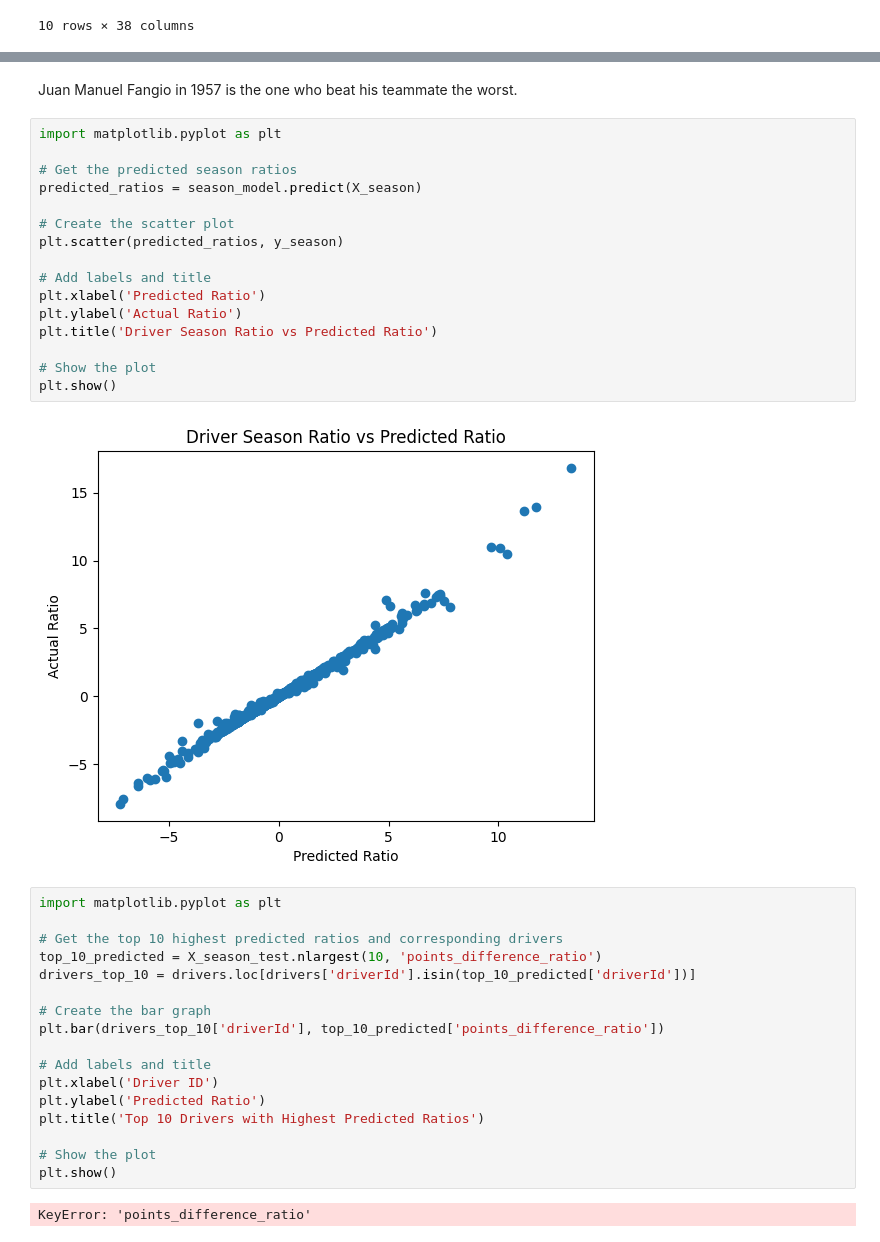
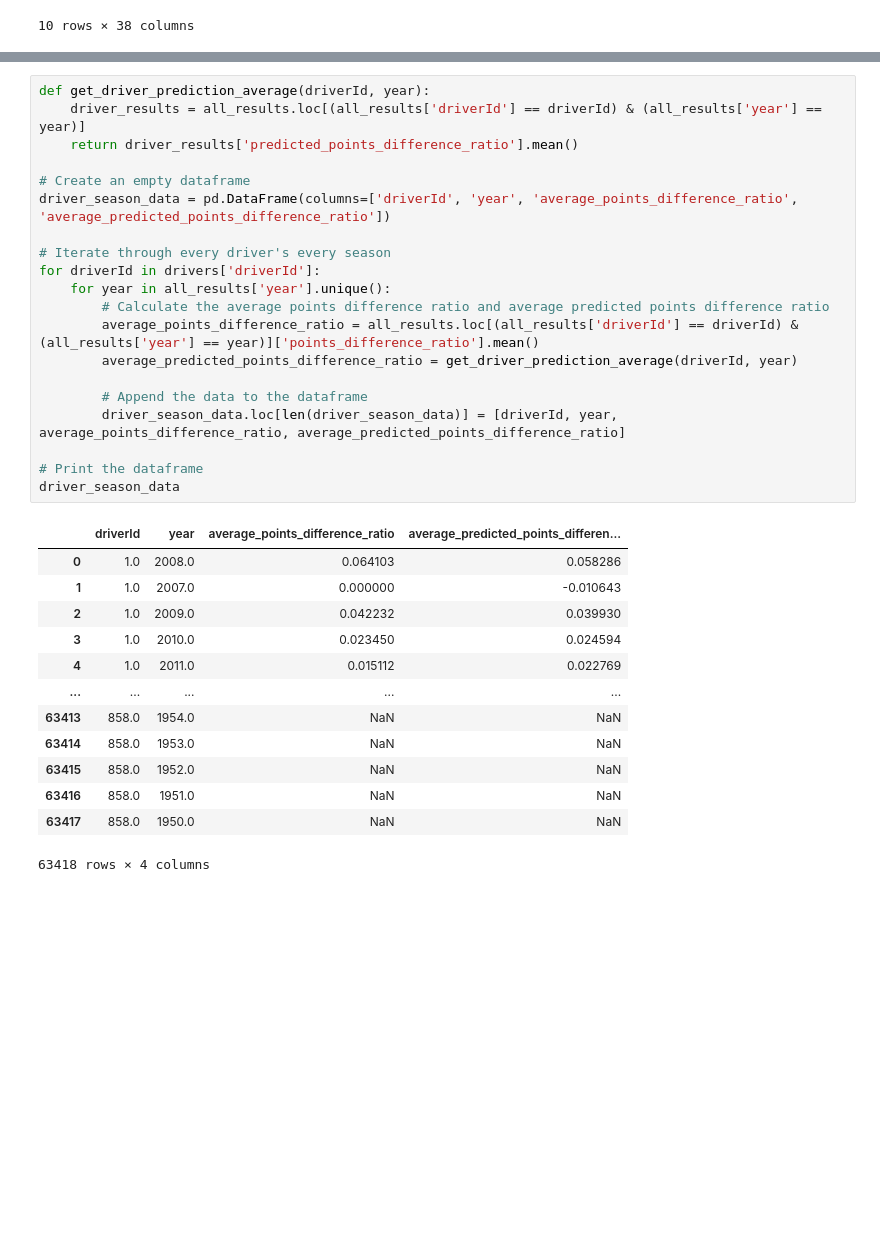
Before and after one commit to karloskarl/F1Analysis, a Jupyter notebook: dominantdriver.ipynb, the cells around one changed output, grey strips where cells are left out. Drawn from its saved outputs; the diff is of its cells as text; blank space fills up the shorter version.

Commit message:
season predictions for driver

```diff
--- a/dominantdriver.ipynb
+++ b/dominantdriver.ipynb
@@ -251,39 +176,34 @@ Index: []
-# %% [markdown]
-Juan Manuel Fangio in 1957 is the one who beat his teammate the worst.
-# %%
-import matplotlib.pyplot as plt
-
-# Get the predicted season ratios
-predicted_ratios = season_model.predict(X_season)
-
-# Create the scatter plot
-plt.scatter(predicted_ratios, y_season)
-
-# Add labels and title
-plt.xlabel('Predicted Ratio')
-plt.ylabel('Actual Ratio')
-plt.title('Driver Season Ratio vs Predicted Ratio')
-
-# Show the plot
-plt.show()
-# %% [output]
-[figure, removed]
-# %%
-import matplotlib.pyplot as plt
-
-# Get the top 10 highest predicted ratios and corresponding drivers
-top_10_predicted = X_season_test.nlargest(10, 'points_difference_ratio')
-drivers_top_10 = drivers.loc[drivers['driverId'].isin(top_10_predicted['driverId'])]
-
-# Create the bar graph
-plt.bar(drivers_top_10['driverId'], top_10_predicted['points_difference_ratio'])
-
-# Add labels and title
-plt.xlabel('Driver ID')
-plt.ylabel('Predicted Ratio')
-plt.title('Top 10 Drivers with Highest Predicted Ratios')
-
-# Show the plot
-plt.show()
-# %% [output]
-KeyError: 'points_difference_ratio'
+# %%
+def get_driver_prediction_average(driverId, year):
+    driver_results = all_results.loc[(all_results['driverId'] == driverId) & (all_results['year'] == year)]
+    return driver_results['predicted_points_difference_ratio'].mean()
+
+# Create an empty dataframe
+driver_season_data = pd.DataFrame(columns=['driverId', 'year', 'average_points_difference_ratio', 'average_predicted_points_difference_ratio'])
+
+# Iterate through every driver's every season
+for driverId in drivers['driverId']:
+    for year in all_results['year'].unique():
+        # Calculate the average points difference ratio and average predicted points difference ratio
+        average_points_difference_ratio = all_results.loc[(all_results['driverId'] == driverId) & (all_results['year'] == year)]['points_difference_ratio'].mean()
+        average_predicted_points_difference_ratio = get_driver_prediction_average(driverId, year)
+
+        # Append the data to the dataframe
+        driver_season_data.loc[len(driver_season_data)] = [driverId, year, average_points_difference_ratio, average_predicted_points_difference_ratio]
+
+# Print the dataframe
+driver_season_data
+# %% [output]
+|  | driverId | year | average_points_difference_ratio | average_predicted_points_differen... |
+| 0 | 1.0 | 2008.0 | 0.064103 | 0.058286 |
+| 1 | 1.0 | 2007.0 | 0.000000 | -0.010643 |
+| 2 | 1.0 | 2009.0 | 0.042232 | 0.039930 |
+| 3 | 1.0 | 2010.0 | 0.023450 | 0.024594 |
+| 4 | 1.0 | 2011.0 | 0.015112 | 0.022769 |
+| ... | ... | ... | ... | ... |
+| 63413 | 858.0 | 1954.0 | NaN | NaN |
+| 63414 | 858.0 | 1953.0 | NaN | NaN |
+| 63415 | 858.0 | 1952.0 | NaN | NaN |
+| 63416 | 858.0 | 1951.0 | NaN | NaN |
+| 63417 | 858.0 | 1950.0 | NaN | NaN |
+63418 rows × 4 columns
```
Also changed, not shown: parts of 8 cells of this notebook.
